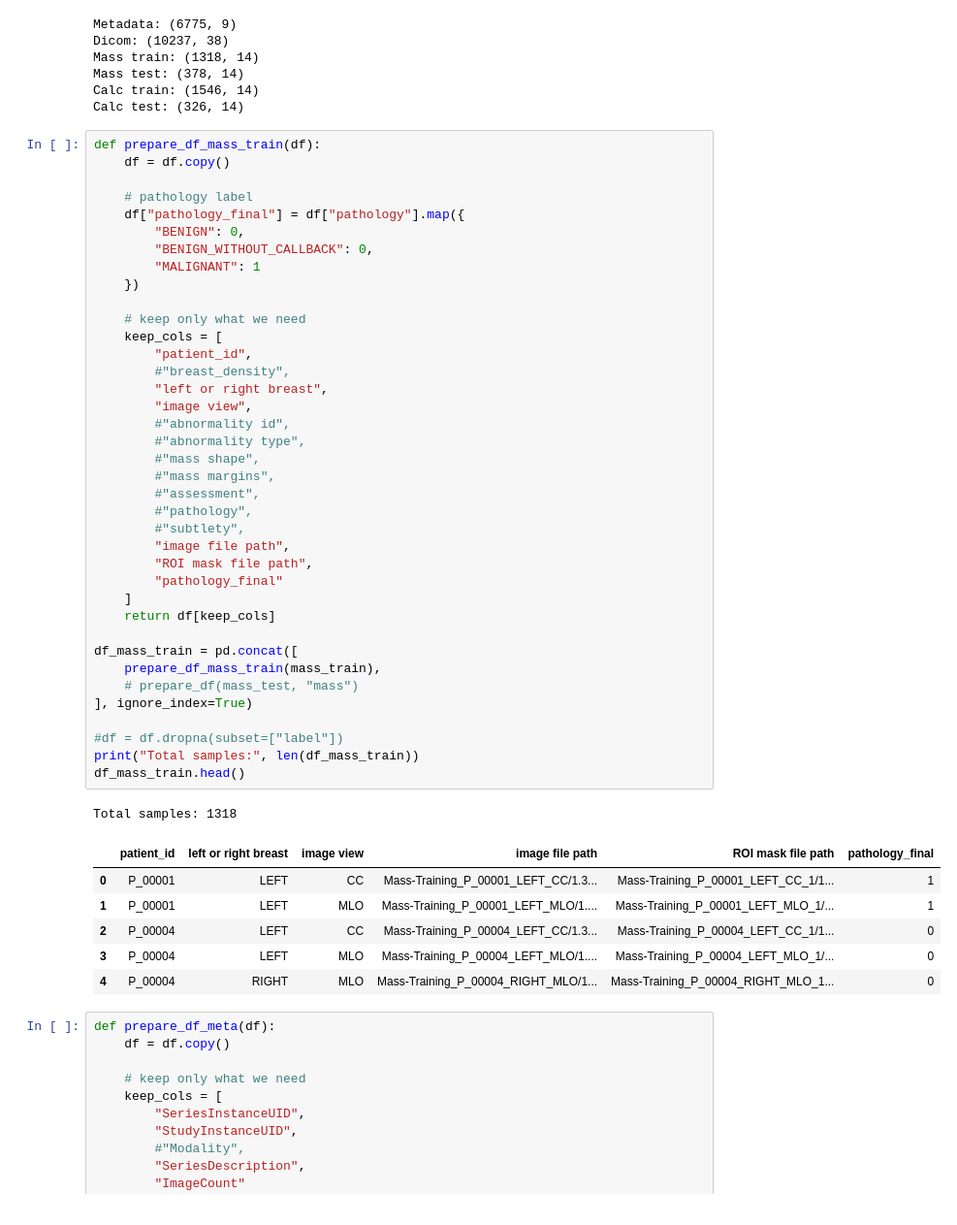
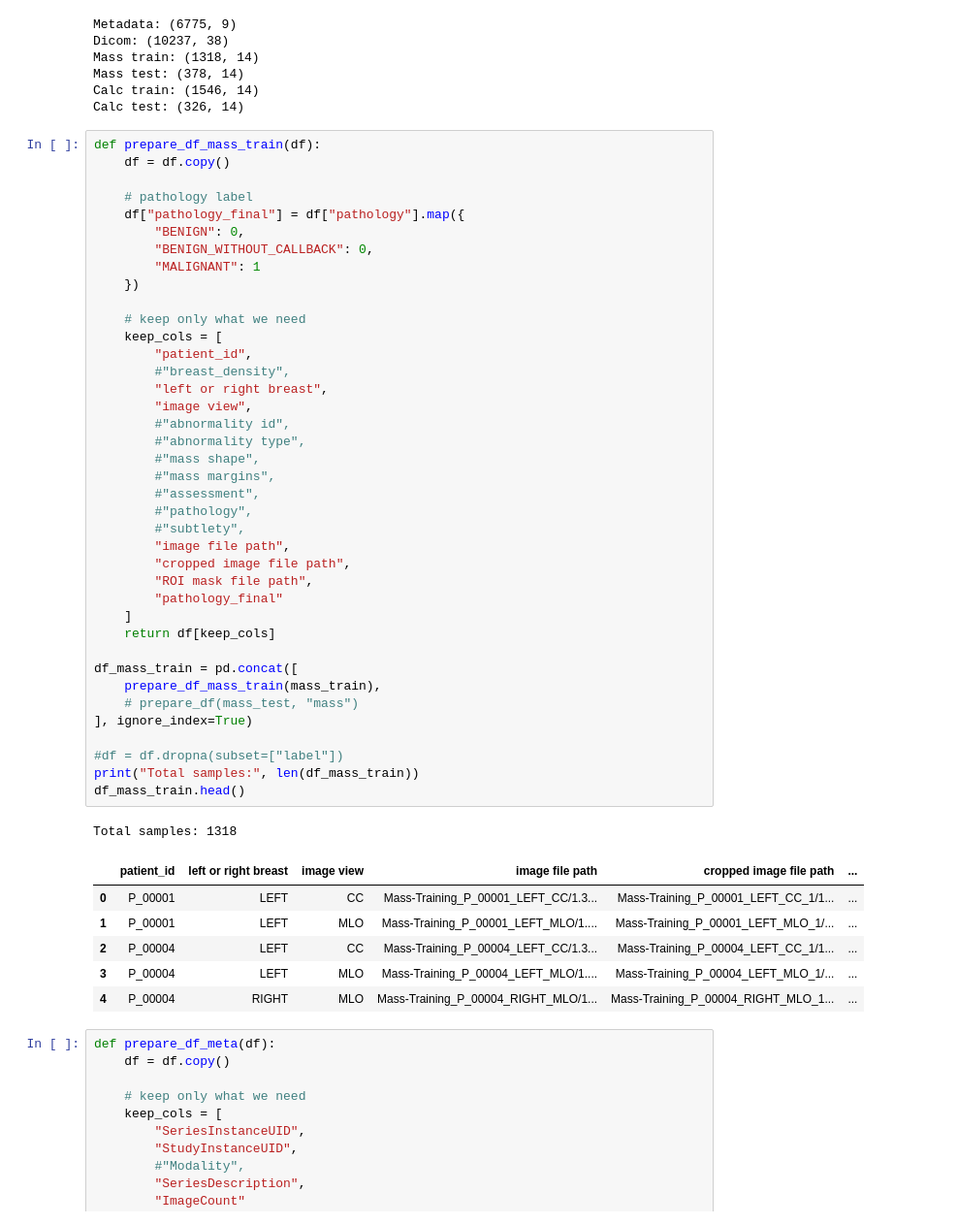
Before and after one commit to bhanujgunas/quantumautoencoder, a Jupyter notebook: ibm_torino_qautoencoder.ipynb, the cells around one changed output. Shown at 97% size. Saved outputs shown, nothing was run; the diff lists cells and outputs as text.

```diff
--- a/ibm_torino_qautoencoder.ipynb
+++ b/ibm_torino_qautoencoder.ipynb
@@ -135,39 +138,40 @@ def prepare_df_mass_train(df):
 
     # keep only what we need
     keep_cols = [
         "patient_id",
         #"breast_density",
         "left or right breast",
         "image view",
         #"abnormality id",
         #"abnormality type",
         #"mass shape",
         #"mass margins",
         #"assessment",
         #"pathology",
         #"subtlety",
         "image file path",
+        "cropped image file path",
         "ROI mask file path",
         "pathology_final"
     ]
     return df[keep_cols]
 
 df_mass_train = pd.concat([
     prepare_df_mass_train(mass_train),
     # prepare_df(mass_test, "mass")
 ], ignore_index=True)
 
 #df = df.dropna(subset=["label"])
 print("Total samples:", len(df_mass_train))
 df_mass_train.head()
 # %% [output]
 Total samples: 1318
-|  | patient_id | left or right breast | image view | image file path | ROI mask file path | pathology_final |
-| 0 | P_00001 | LEFT | CC | Mass-Training_P_00001_LEFT_CC/1.3... | Mass-Training_P_00001_LEFT_CC_1/1... | 1 |
-| 1 | P_00001 | LEFT | MLO | Mass-Training_P_00001_LEFT_MLO/1.... | Mass-Training_P_00001_LEFT_MLO_1/... | 1 |
-| 2 | P_00004 | LEFT | CC | Mass-Training_P_00004_LEFT_CC/1.3... | Mass-Training_P_00004_LEFT_CC_1/1... | 0 |
-| 3 | P_00004 | LEFT | MLO | Mass-Training_P_00004_LEFT_MLO/1.... | Mass-Training_P_00004_LEFT_MLO_1/... | 0 |
-| 4 | P_00004 | RIGHT | MLO | Mass-Training_P_00004_RIGHT_MLO/1... | Mass-Training_P_00004_RIGHT_MLO_1... | 0 |
+|  | patient_id | left or right breast | image view | image file path | cropped image file path | ... |
+| 0 | P_00001 | LEFT | CC | Mass-Training_P_00001_LEFT_CC/1.3... | Mass-Training_P_00001_LEFT_CC_1/1... | ... |
+| 1 | P_00001 | LEFT | MLO | Mass-Training_P_00001_LEFT_MLO/1.... | Mass-Training_P_00001_LEFT_MLO_1/... | ... |
+| 2 | P_00004 | LEFT | CC | Mass-Training_P_00004_LEFT_CC/1.3... | Mass-Training_P_00004_LEFT_CC_1/1... | ... |
+| 3 | P_00004 | LEFT | MLO | Mass-Training_P_00004_LEFT_MLO/1.... | Mass-Training_P_00004_LEFT_MLO_1/... | ... |
+| 4 | P_00004 | RIGHT | MLO | Mass-Training_P_00004_RIGHT_MLO/1... | Mass-Training_P_00004_RIGHT_MLO_1... | ... |
 # %%
 def prepare_df_meta(df):
     df = df.copy()
```
Also changed, not shown: parts of 15 cells of this notebook.
